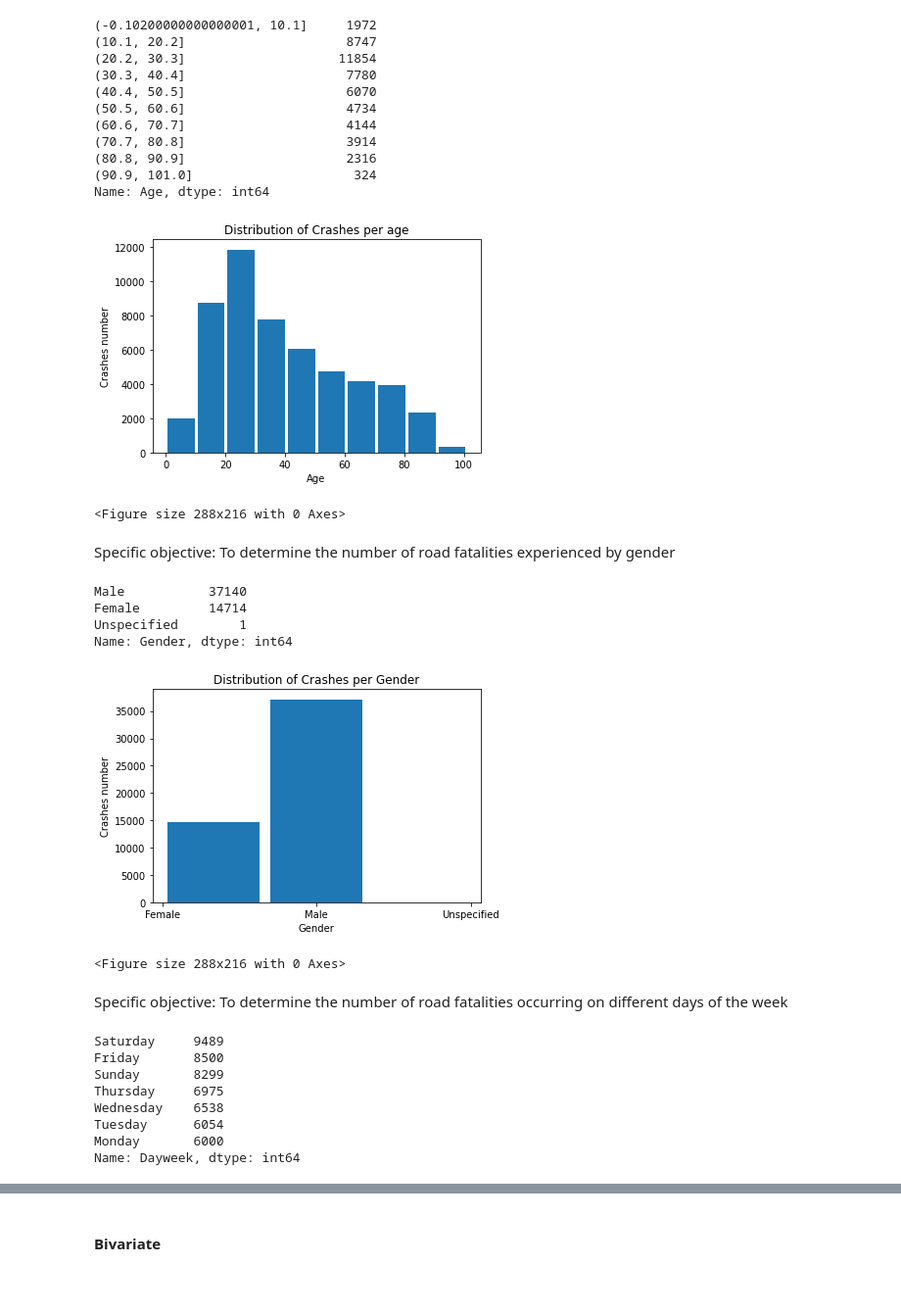
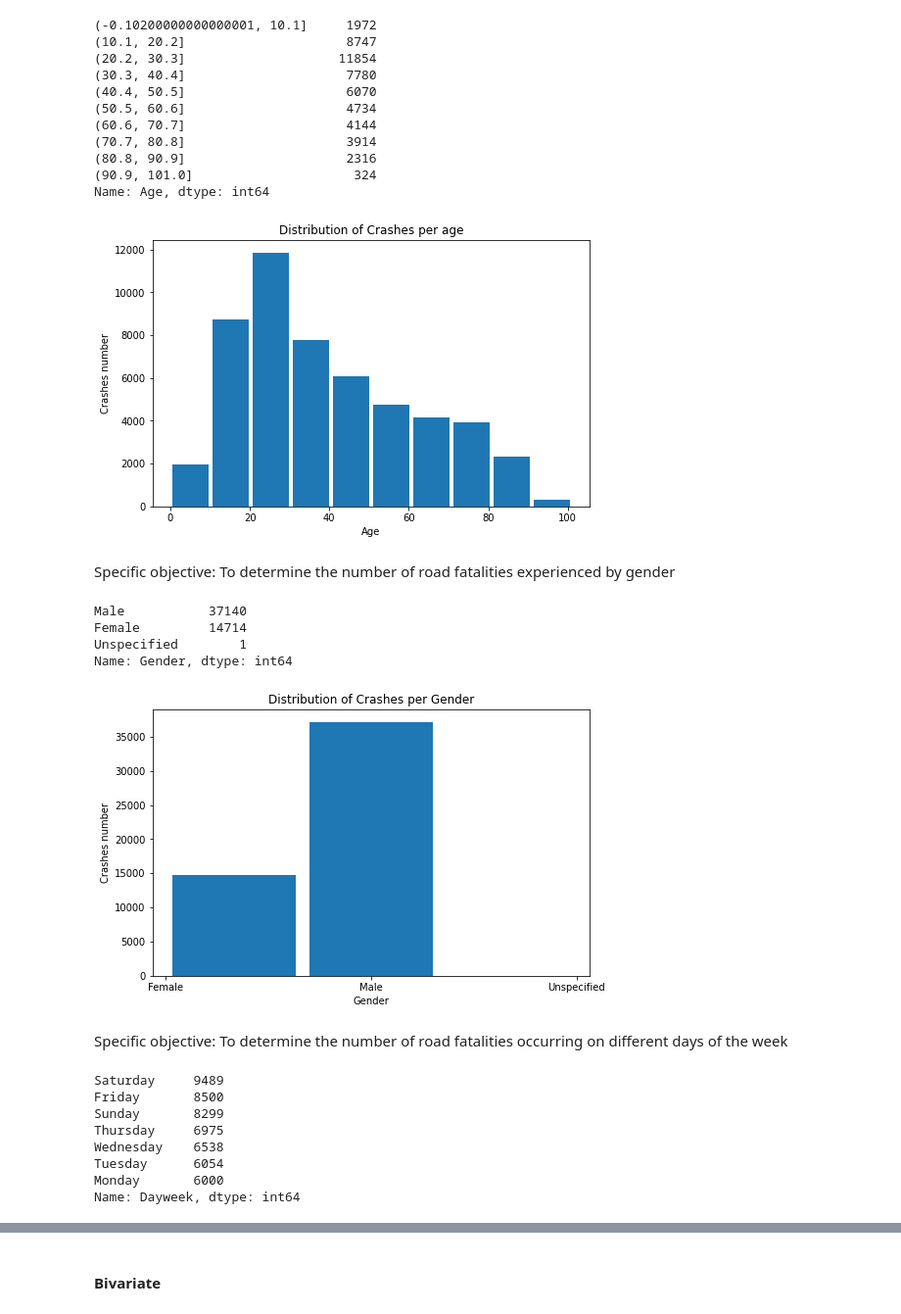
Before and after one commit to andrew-wairegi-school/matrix-project-core-module-1, a Jupyter notebook: Week_5_Matrix_team_Project.ipynb, the cells around one changed output, grey strips where cells are left out. Shown: that part at 98% size. Cells and saved outputs as stored; diff of their text form; code cells hidden in the pictures; blank space fills up the shorter version.

```diff
--- a/Week_5_Matrix_team_Project.ipynb
+++ b/Week_5_Matrix_team_Project.ipynb
@@ -38,6 +40,5 @@ import matplotlib.pyplot as plt
 # %%
-# Loading the data
-df = pd.read_csv('/content/Crash_Data.csv')
+df = pd.read_csv('Crash_Data.csv')
 # %% [markdown]
 ## 3. Checking the Data
 # %%
@@ -302,45 +337,49 @@ df["Age"].value_counts(bins = 10, sort = False)
 (90.9, 101.0]                     324
 Name: Age, dtype: int64
 # %%
+#Histogram for Distribution of Crashes per age
+plt.figure(figsize=(8, 5))
 plt.hist(df["Age"], bins=10, histtype='bar', rwidth=0.9)
 plt.xlabel('Age')
 plt.ylabel('Crashes number')
 plt.title('Distribution of Crashes per age')
-plt.figure(figsize=(4, 3))
 plt.show()
+#The age group 20-30 are prone to more crash fatalities with11854 fatalities and the least affected age group is 90-100 which had 324 fatalities.
 # %% [output]
-[figure, old version]
+[figure, new version]
-<Figure size 288x216 with 0 Axes>
 # %% [markdown]
 Specific objective: To determine the number of road fatalities experienced  by gender
-# %%
-df["Gender"].value_counts()
-# %% [output]
-Male           37140
-Female         14714
-Unspecified        1
-Name: Gender, dtype: int64
+# %%
+#summary for the gender column
+df["Gender"].value_counts()
+# %% [output]
+Male           37140
+Female         14714
+Unspecified        1
+Name: Gender, dtype: int64
 # %%
+#creating a histogram for number of crashes per gender
+plt.figure(figsize=(8, 5))
 plt.hist(df["Gender"], histtype='bar', rwidth=0.9, bins = 3)
 plt.xlabel('Gender')
 plt.ylabel('Crashes number')
 plt.title('Distribution of Crashes per Gender')
-plt.figure(figsize=(4, 3))
 plt.show()
+#More men are prone to fatalities  than female
 # %% [output]
-[figure, old version]
+[figure, new version]
-<Figure size 288x216 with 0 Axes>
 # %% [markdown]
 Specific objective: To determine the number of road fatalities occurring on different days of the week
-# %%
-df["Dayweek"].value_counts()
-# %% [output]
-Saturday     9489
-Friday       8500
-Sunday       8299
-Thursday     6975
-Wednesday    6538
-Tuesday      6054
-Monday       6000
-Name: Dayweek, dtype: int64
+# %%
+#summary for the day od week column
+df["Dayweek"].value_counts()
+# %% [output]
+Saturday     9489
+Friday       8500
+Sunday       8299
+Thursday     6975
+Wednesday    6538
+Tuesday      6054
+Monday       6000
+Name: Dayweek, dtype: int64
 # %%
```
Also changed, not shown: parts of 89 cells of this notebook.
